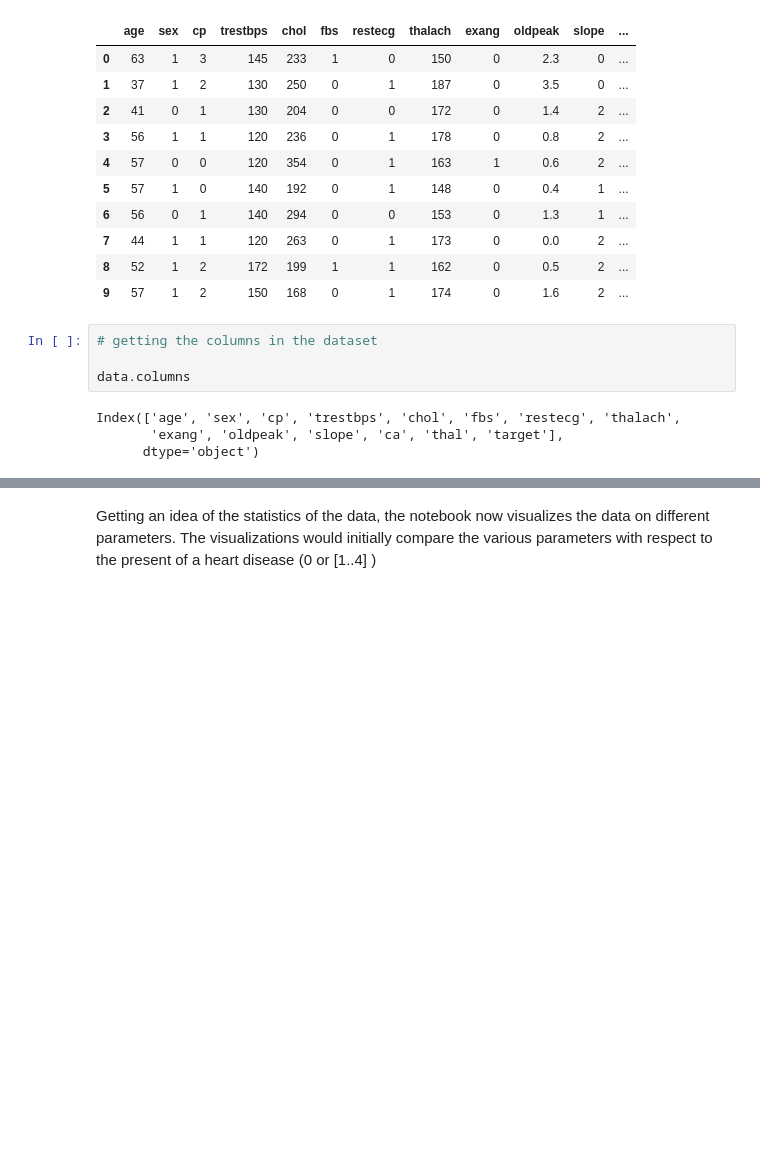
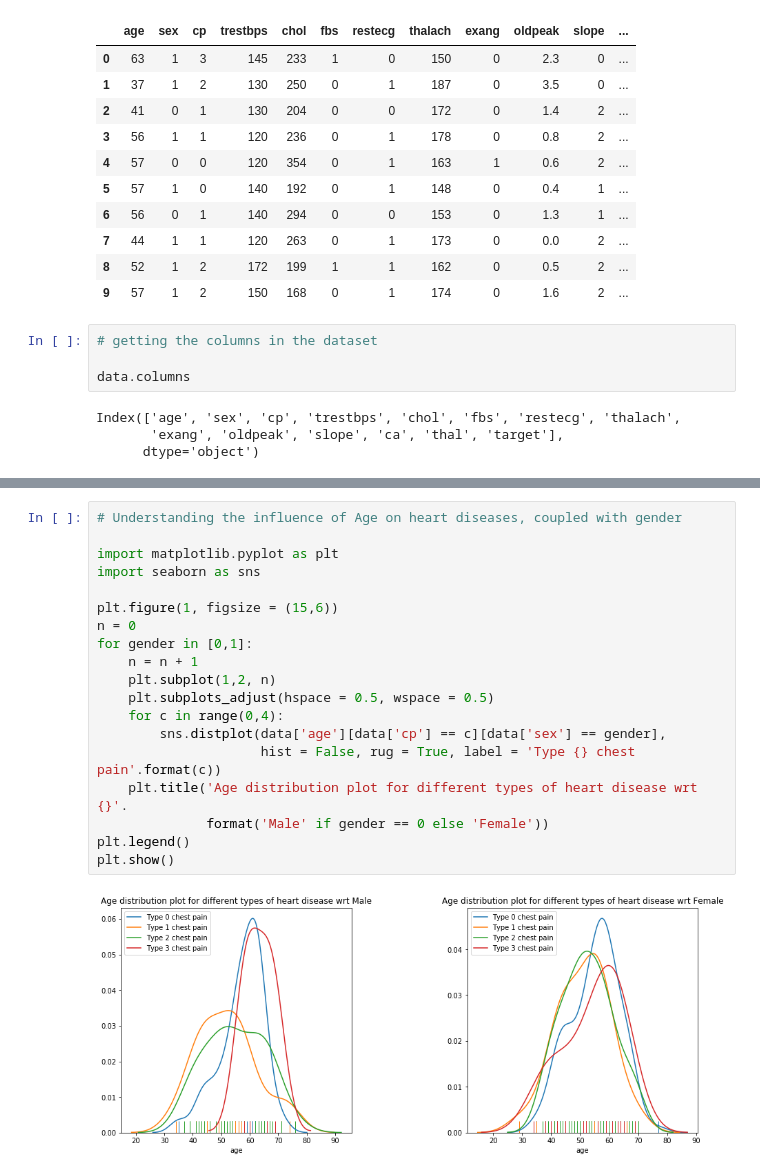
Before and after one commit to Shankhanil/Explaining-Heart-Diseases-Statistically, a Jupyter notebook: Explaining heart attacks.ipynb, the cells around one changed output, grey strips where cells are left out. Saved outputs shown, nothing was run; the diff lists cells and outputs as text; blank space fills up the shorter version.

Commit message:
version 3.1
included study of the effect of age and gender on heart diseases

```diff
--- a/Explaining heart attacks.ipynb
+++ b/Explaining heart attacks.ipynb
@@ -59,7 +63,25 @@ data.describe()
 | 50% | 55.000000 | 1.000000 | 1.000000 | 130.000000 | 240.000000 | 0.000000 | 1.000000 | 153.000000 | 0.000000 | 0.800000 | 1.000000 | ... |
 | 75% | 61.000000 | 1.000000 | 2.000000 | 140.000000 | 274.500000 | 0.000000 | 1.000000 | 166.000000 | 1.000000 | 1.600000 | 2.000000 | ... |
 | max | 77.000000 | 1.000000 | 3.000000 | 200.000000 | 564.000000 | 1.000000 | 2.000000 | 202.000000 | 1.000000 | 6.200000 | 2.000000 | ... |
-# %% [markdown]
-Getting an idea of the statistics of the data, the notebook now visualizes the data on different parameters.
-The visualizations would initially compare the various parameters with respect to the present of a heart disease (0 or [1..4] )
+# %%
+# Understanding the influence of Age on heart diseases, coupled with gender
+
+import matplotlib.pyplot as plt
+import seaborn as sns
+
+plt.figure(1, figsize = (15,6))
+n = 0
+for gender in [0,1]:
+    n = n + 1
+    plt.subplot(1,2, n)
+    plt.subplots_adjust(hspace = 0.5, wspace = 0.5)
+    for c in range(0,4):
+        sns.distplot(data['age'][data['cp'] == c][data['sex'] == gender],
+                     hist = False, rug = True, label = 'Type {} chest pain'.format(c))
+    plt.title('Age distribution plot for different types of heart disease wrt {}'.
+              format('Male' if gender == 0 else 'Female'))
+plt.legend()
+plt.show()
+# %% [output]
+[figure, added]
 # %%
```
Also changed, not shown: parts of 7 cells of this notebook.
